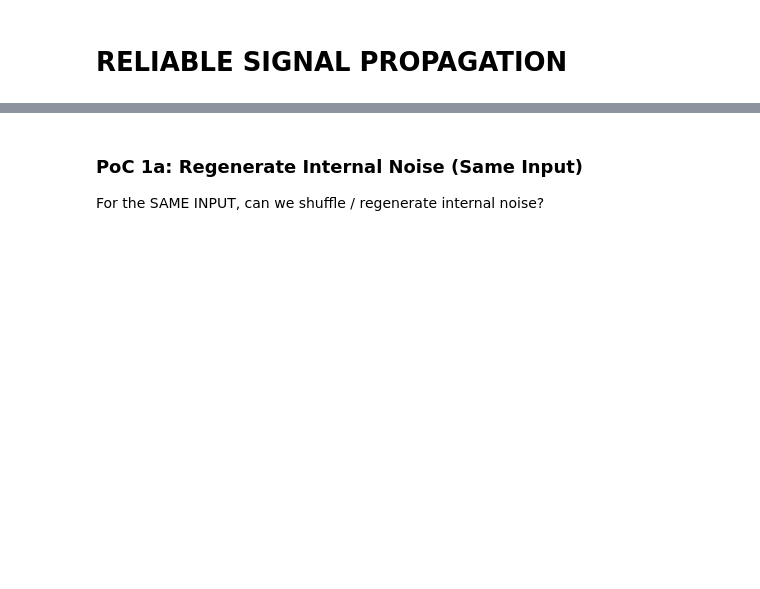
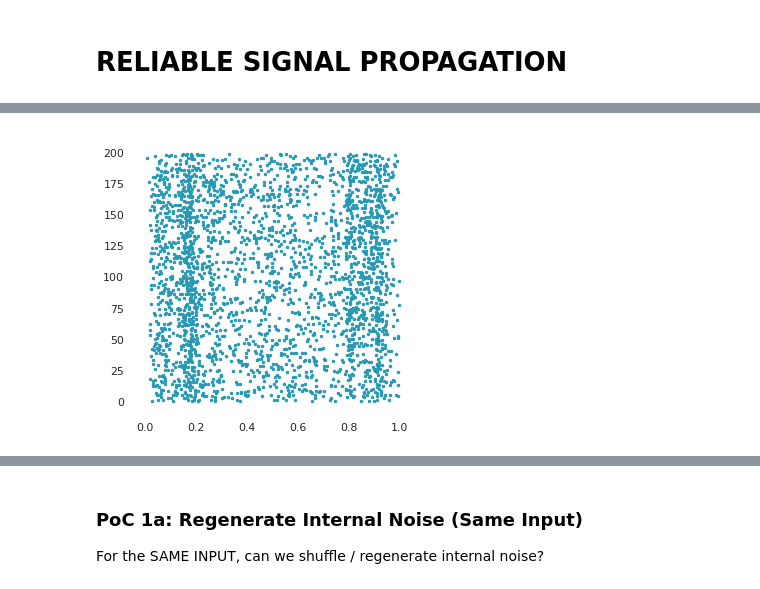
Before and after one commit to nsbspl/async-spike-propagation, a Jupyter notebook: main.ipynb, the cells around one changed output, grey strips where cells are left out. Drawn from its saved outputs; the diff is of its cells as text; code cells hidden in the pictures; blank space fills up the shorter version.

```diff
--- a/main.ipynb
+++ b/main.ipynb
@@ -160,3 +169,7 @@ plt.savefig((os.path.join(GRAPHS_DIR, "input.png")))
+# %%
+graph_psth(spike_out, 10000) # (os.path.join(GRAPHS_DIR, "verif_fcl_approx_output_spikes.png"))
+# %% [output]
+[figure, added]
 # %%
 np.save(os.path.join(RESULTS_DIR, "reducednet_in_fr"), in_fr.numpy())
 np.save(os.path.join(RESULTS_DIR, "reducednet_out_fr"), out_fr.numpy())
```
Also changed, not shown: parts of 54 cells of this notebook, 4 other files.
